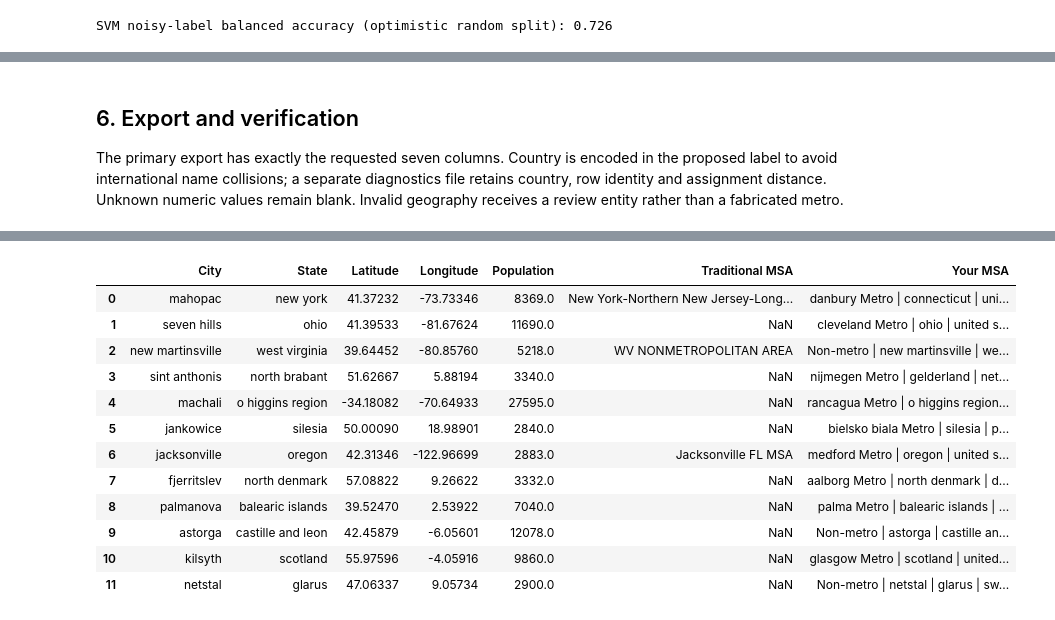
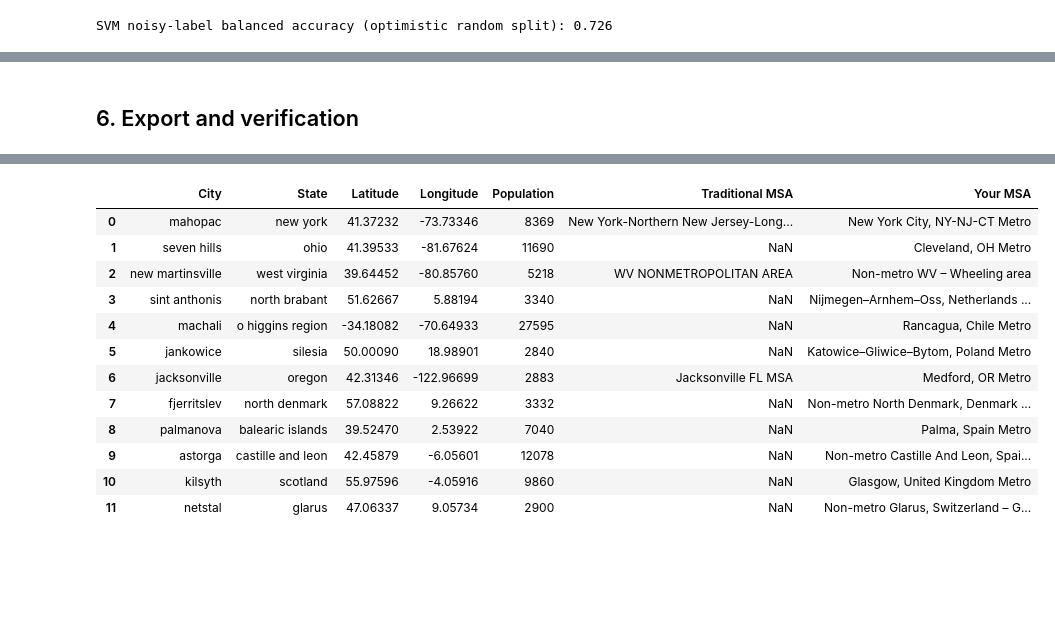
Before and after one commit to garimajain05/MSA-Assessment, a Jupyter notebook: MSA_Modeling.ipynb, the cells around one changed output, grey strips where cells are left out. Saved outputs shown, nothing was run; the diff lists cells and outputs as text; code cells hidden in the pictures; blank space fills up the shorter version.

```diff
--- a/MSA_Modeling.ipynb
+++ b/MSA_Modeling.ipynb
@@ -454,31 +581,34 @@ NMI on traditionally metro-labeled cities: 0.8053214083242666
 # %% [markdown]
 ## 6. Export and verification
-The primary export has exactly the requested seven columns. Country is encoded in the proposed label to avoid international name collisions; a separate diagnostics file retains country, row identity and assignment distance. Unknown numeric values remain blank. Invalid geography receives a review entity rather than a fabricated metro.
 # %%
-mapped = cleaner.rows.merge(result[['model_id','Your MSA','metro','anchor_distance_km']],
-                            on='model_id',how='left',validate='many_to_one').sort_values('row_id')
-final = mapped[['city','state','latitude','longitude','population','msa','Your MSA']].rename(columns={
-    'city':'City','state':'State','latitude':'Latitude','longitude':'Longitude',
-    'population':'Population','msa':'Traditional MSA'})
+mapped = cleaner.rows.merge(result[['model_id', 'Your MSA', 'Area Type', 'metro', 'seed', 'anchor_distance_km']],
+                            on='model_id', how='left', validate='many_to_one').sort_values('row_id')
+final = mapped[['city', 'state', 'latitude', 'longitude', 'population', 'msa', 'Your MSA']].rename(columns={
+    'city': 'City', 'state': 'State', 'latitude': 'Latitude', 'longitude': 'Longitude',
+    'population': 'Population', 'msa': 'Traditional MSA'})
+if final.Population.dropna().mod(1).eq(0).all():
+    final['Population'] = final.Population.astype('Int64')
 assert len(final) == len(cleaner.rows)
 assert final['Your MSA'].notna().all()
-assert result.loc[result.metro,'anchor_distance_km'].le(40+1e-9).all()
-assert result.loc[~result.metro & result.geo_valid,'Your MSA'].nunique() == (~result.metro & result.geo_valid).sum()
-# Synthetic checks: nearby satellite joins; distant rural city stays separate;
-# a cross-border city cannot join the neighboring country's anchor.
-toy = pd.DataFrame({'city':['Core','Satellite','Rural','Border'], 'state':['s']*4,
-    'country':['a','a','a','b'], 'latitude':[0,0,0,0], 'longitude':[0,.1,2,.1],
-    'population':[100000,1000,1000,1000], 'msa':[None]*4})
-toy.to_csv('synthetic_check.csv',index=False)
-tc = DataCleaningAPI(); tr = processor.metros(tc.clean('synthetic_check.csv'))
-assert tr.metro.tolist() == [True,True,False,False]
-assert tr['Your MSA'].iloc[0] == tr['Your MSA'].iloc[1]
+assert (result.loc[result.geo_valid, 'Area Type'] != 'Review').all()
+# Non-seed members never sit beyond max_km from their anchor.
+assert result.loc[result.metro & ~result.seed, 'anchor_distance_km'].le(80 + 1e-9).all()
+# Synthetic checks: satellite joins; distant small town stays rural; cross-border town
+# cannot join another country's metro; two large cities 300 km apart stay separate.
+toy = pd.DataFrame({'city': ['Core', 'Satellite', 'Rural', 'Border', 'Far'], 'state': ['s']*5,
+    'country': ['a', 'a', 'a', 'b', 'a'], 'latitude': [0, 0, 0, 0, 0], 'longitude': [0, .1, 2, .1, 2.7],
+    'population': [100000, 1000, 1000, 1000, 80000], 'msa': [None]*5})
+toy.to_csv('synthetic_check.csv', index=False)
+tr = processor.metros(DataCleaningAPI().clean('synthetic_check.csv'))
 Path('synthetic_check.csv').unlink()
-final.to_csv(OUTPUT,index=False)
-mapped.to_csv('msa_diagnostics.csv',index=False)
+assert tr.metro.tolist() == [True, True, False, False, True]
+assert tr['Your MSA'].iloc[0] == tr['Your MSA'].iloc[1] != tr['Your MSA'].iloc[4]
+
+final.to_csv(OUTPUT, index=False)
+mapped.to_csv('msa_diagnostics.csv', index=False)
 country_summary.to_csv('country_summary.csv')
-print('Saved:',OUTPUT.resolve(), 'Rows:',len(final))
-print('Unique metro entities:',result.loc[result.metro,'Your MSA'].nunique())
-print('Non-metro entities:',int((~result.metro & result.geo_valid).sum()))
+print('Saved:', OUTPUT.resolve(), 'Rows:', len(final))
+print('Metro entities:', result.loc[result.metro, 'Your MSA'].nunique(),
+      '| Non-metro regions:', result.loc[~result.metro & result.geo_valid, 'Your MSA'].nunique())
 display(final.head(12))
 # %% [output]
@@ -488,14 +623,14 @@ Non-metro entities: 6229
 |  | City | State | Latitude | Longitude | Population | Traditional MSA | Your MSA |
-| 0 | mahopac | new york | 41.37232 | -73.73346 | 8369.0 | New York-Northern New Jersey-Long... | danbury Metro | connecticut | uni... |
-| 1 | seven hills | ohio | 41.39533 | -81.67624 | 11690.0 | NaN | cleveland Metro | ohio | united s... |
-| 2 | new martinsville | west virginia | 39.64452 | -80.85760 | 5218.0 | WV NONMETROPOLITAN AREA | Non-metro | new martinsville | we... |
-| 3 | sint anthonis | north brabant | 51.62667 | 5.88194 | 3340.0 | NaN | nijmegen Metro | gelderland | net... |
-| 4 | machali | o higgins region | -34.18082 | -70.64933 | 27595.0 | NaN | rancagua Metro | o higgins region... |
-| 5 | jankowice | silesia | 50.00090 | 18.98901 | 2840.0 | NaN | bielsko biala Metro | silesia | p... |
-| 6 | jacksonville | oregon | 42.31346 | -122.96699 | 2883.0 | Jacksonville FL MSA | medford Metro | oregon | united s... |
-| 7 | fjerritslev | north denmark | 57.08822 | 9.26622 | 3332.0 | NaN | aalborg Metro | north denmark | d... |
-| 8 | palmanova | balearic islands | 39.52470 | 2.53922 | 7040.0 | NaN | palma Metro | balearic islands | ... |
-| 9 | astorga | castille and leon | 42.45879 | -6.05601 | 12078.0 | NaN | Non-metro | astorga | castille an... |
-| 10 | kilsyth | scotland | 55.97596 | -4.05916 | 9860.0 | NaN | glasgow Metro | scotland | united... |
-| 11 | netstal | glarus | 47.06337 | 9.05734 | 2900.0 | NaN | Non-metro | netstal | glarus | sw... |
+| 0 | mahopac | new york | 41.37232 | -73.73346 | 8369 | New York-Northern New Jersey-Long... | New York City, NY-NJ-CT Metro |
+| 1 | seven hills | ohio | 41.39533 | -81.67624 | 11690 | NaN | Cleveland, OH Metro |
+| 2 | new martinsville | west virginia | 39.64452 | -80.85760 | 5218 | WV NONMETROPOLITAN AREA | Non-metro WV – Wheeling area |
+| 3 | sint anthonis | north brabant | 51.62667 | 5.88194 | 3340 | NaN | Nijmegen–Arnhem–Oss, Netherlands ... |
+| 4 | machali | o higgins region | -34.18082 | -70.64933 | 27595 | NaN | Rancagua, Chile Metro |
+| 5 | jankowice | silesia | 50.00090 | 18.98901 | 2840 | NaN | Katowice–Gliwice–Bytom, Poland Metro |
+| 6 | jacksonville | oregon | 42.31346 | -122.96699 | 2883 | Jacksonville FL MSA | Medford, OR Metro |
+| 7 | fjerritslev | north denmark | 57.08822 | 9.26622 | 3332 | NaN | Non-metro North Denmark, Denmark ... |
+| 8 | palmanova | balearic islands | 39.52470 | 2.53922 | 7040 | NaN | Palma, Spain Metro |
+| 9 | astorga | castille and leon | 42.45879 | -6.05601 | 12078 | NaN | Non-metro Castille And Leon, Spai... |
+| 10 | kilsyth | scotland | 55.97596 | -4.05916 | 9860 | NaN | Glasgow, United Kingdom Metro |
+| 11 | netstal | glarus | 47.06337 | 9.05734 | 2900 | NaN | Non-metro Glarus, Switzerland – G... |
 # %% [markdown]
```
Also changed, not shown: parts of 15 cells of this notebook, 8 other files.
